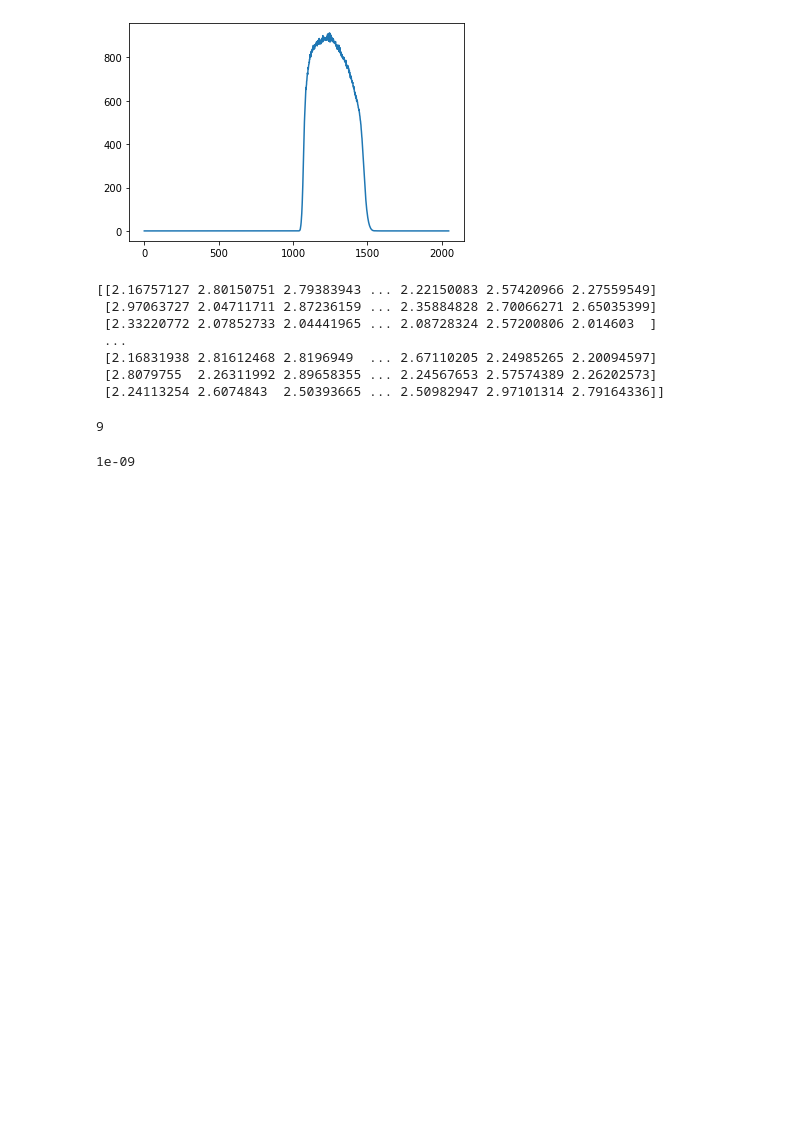
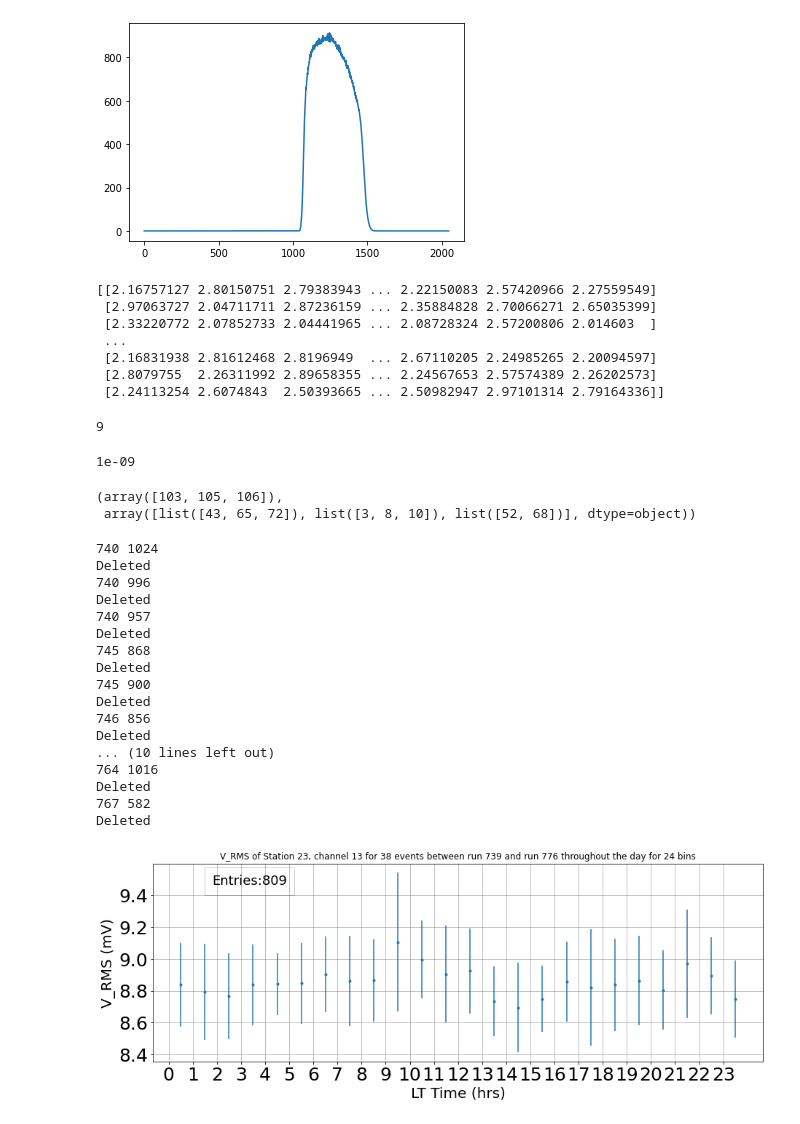
Before and after one commit to JethroStoffels/RNOG_Programming, a Jupyter notebook: Test.ipynb, the cells around one changed output. Drawn from its saved outputs; the diff is of its cells as text; code cells hidden in the pictures; blank space fills up the shorter version.

```diff
--- a/Test.ipynb
+++ b/Test.ipynb
@@ -254,3 +254,37 @@ print(EventNrs[0])
 units.Hz
 # %% [output]
 1e-09
+# %%
+import numpy as np
+from Galactic_noise.GalaxyFunctions import StdCutRunEvtsFilter
+EvIdxs=np.array([[43,65,72],[3,8,10],[52,68],[81]],dtype=object)
+Runs=np.array([103,105,106,107])
+#StdCutRunEvtsFilter(EvRMSIdx,Runs,EvIdxs)
+StdCutRunEvtsFilter(8,Runs,EvIdxs)
+# %% [output]
+(array([103, 105, 106]),
+ array([list([43, 65, 72]), list([3, 8, 10]), list([52, 68])], dtype=object))
+# %%
+from Galactic_noise.GalaxyFunctions import *
+RunListSt23NoComment=np.concatenate((np.arange(1,40),np.arange(147,202),np.arange(279,652),np.arange(718,872),np.arange(897,998),np.arange(1089,1135)))
+RunListSt23Row=np.arange(739,777)
+MidBins, VRMSAvg, FilteredRuns,FilteredEvIdxs=TransitCurve(23,13,RunListSt23Row,NBins=24,ZeroAvg=True,FFTFilter=False,TimeFormat="LT",Triggers=(0,0,0,1),StdCut=1)
+# %% [output]
+740 1024
+Deleted
+740 996
+Deleted
+740 957
+Deleted
+745 868
+Deleted
+745 900
+Deleted
+746 856
+Deleted
+... (10 lines left out)
+764 1016
+Deleted
+767 582
+Deleted
+[figure, added]
```
Also changed, not shown: parts of 12 cells of this notebook, 6 other files.
